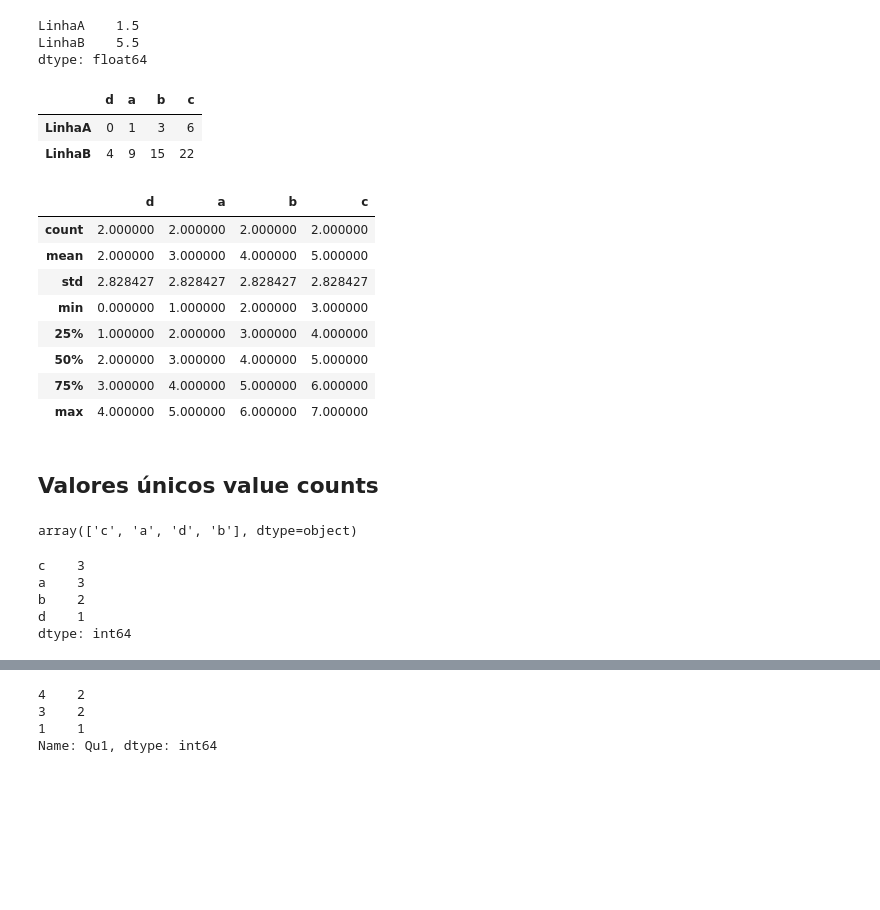
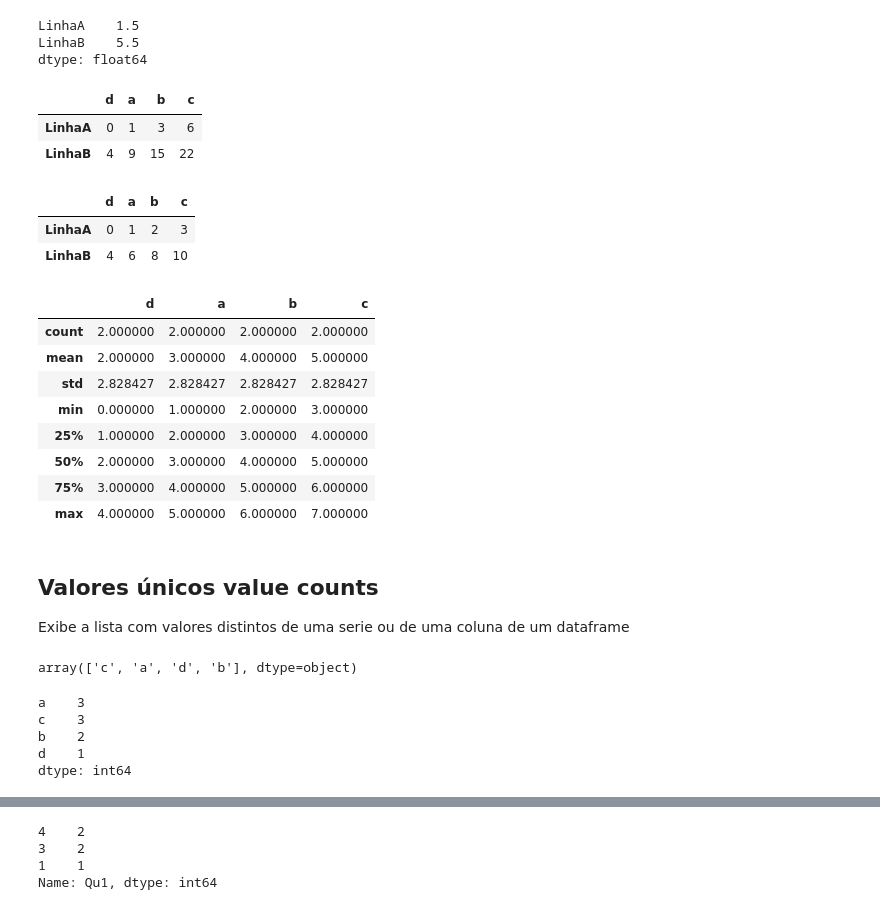
Before and after one commit to leandrobarbieri/pydata-book, a Jupyter notebook: Pandas.ipynb, the cells around one changed output, grey strips where cells are left out. Saved outputs shown, nothing was run; the diff lists cells and outputs as text; code cells hidden in the pictures; blank space fills up the shorter version.

```diff
--- a/Pandas.ipynb
+++ b/Pandas.ipynb
@@ -1069,24 +1097,34 @@ df9.mean(axis='columns', skipna=False)
 LinhaA    1.5
 LinhaB    5.5
 dtype: float64
-# %%
-df9.cumsum(axis=1)
-# %% [output]
-|  | d | a | b | c |
-| LinhaA | 0 | 1 | 3 | 6 |
-| LinhaB | 4 | 9 | 15 | 22 |
-# %%
-df9.describe()
-# %% [output]
-|  | d | a | b | c |
-| count | 2.000000 | 2.000000 | 2.000000 | 2.000000 |
-| mean | 2.000000 | 3.000000 | 4.000000 | 5.000000 |
-| std | 2.828427 | 2.828427 | 2.828427 | 2.828427 |
-| min | 0.000000 | 1.000000 | 2.000000 | 3.000000 |
-| 25% | 1.000000 | 2.000000 | 3.000000 | 4.000000 |
-| 50% | 2.000000 | 3.000000 | 4.000000 | 5.000000 |
-| 75% | 3.000000 | 4.000000 | 5.000000 | 6.000000 |
-| max | 4.000000 | 5.000000 | 6.000000 | 7.000000 |
-# %% [markdown]
-## Valores únicos value counts
+# %%
+# agregação do acumulado na horizontal (colunas)
+df9.cumsum(axis=1)
+# %% [output]
+|  | d | a | b | c |
+| LinhaA | 0 | 1 | 3 | 6 |
+| LinhaB | 4 | 9 | 15 | 22 |
+# %%
+# agregação do acumulado na vertical (linhas)
+df9.cumsum(axis=0)
+# %% [output]
+|  | d | a | b | c |
+| LinhaA | 0 | 1 | 2 | 3 |
+| LinhaB | 4 | 6 | 8 | 10 |
+# %%
+# Estatísticas descritivas das colunas numéricas
+df9.describe()
+# %% [output]
+|  | d | a | b | c |
+| count | 2.000000 | 2.000000 | 2.000000 | 2.000000 |
+| mean | 2.000000 | 3.000000 | 4.000000 | 5.000000 |
+| std | 2.828427 | 2.828427 | 2.828427 | 2.828427 |
+| min | 0.000000 | 1.000000 | 2.000000 | 3.000000 |
+| 25% | 1.000000 | 2.000000 | 3.000000 | 4.000000 |
+| 50% | 2.000000 | 3.000000 | 4.000000 | 5.000000 |
+| 75% | 3.000000 | 4.000000 | 5.000000 | 6.000000 |
+| max | 4.000000 | 5.000000 | 6.000000 | 7.000000 |
+# %% [markdown]
+## Valores únicos value counts
+Exibe a lista com valores distintos de uma serie ou de uma coluna de um dataframe
 # %%
@@ -1094,11 +1133,12 @@ obj_Series6 = pd.Series(['c', 'a', 'd', 'a', 'a', 'b', 'b', 'c', 'c'])
 obj_Series6.unique()
 # %% [output]
 array(['c', 'a', 'd', 'b'], dtype=object)
-# %%
-obj_Series6.value_counts()
-# %% [output]
-c    3
-a    3
-b    2
-d    1
-dtype: int64
+# %%
+# valores únicos e frequencia da ocorrência do valor ordenado do maior para o menor
+obj_Series6.value_counts()
+# %% [output]
+a    3
+c    3
+b    2
+d    1
+dtype: int64
```
Also changed, not shown: parts of 74 cells of this notebook.
